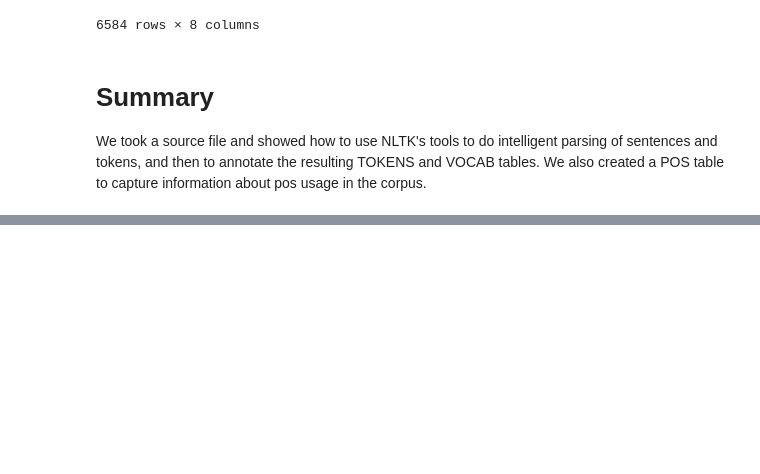
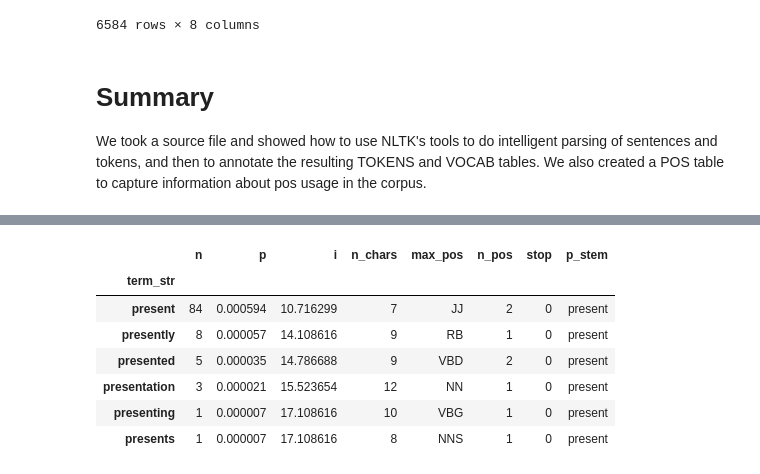
Before and after one commit to ontoligent/DS5001-2022-01-OLD, a Jupyter notebook: M04_NLP/M04_00_NLTK_Intro.ipynb, the cells around one changed output, grey strips where cells are left out. Drawn from its saved outputs; the diff is of its cells as text; code cells hidden in the pictures; blank space fills up the shorter version.

```diff
--- a/M04_NLP/M04_00_NLTK_Intro.ipynb
+++ b/M04_NLP/M04_00_NLTK_Intro.ipynb
@@ -508,0 +529,11 @@ We took a source file and showed how to use NLTK's tools to do intelligent parsi
+# %%
+VOCAB[VOCAB.p_stem == 'present']
+# %% [output]
+|  | n | p | i | n_chars | max_pos | n_pos | stop | p_stem |
+| term_str |  |  |  |  |  |  |  |  |
+| present | 84 | 0.000594 | 10.716299 | 7 | JJ | 2 | 0 | present |
+| presently | 8 | 0.000057 | 14.108616 | 9 | RB | 1 | 0 | present |
+| presented | 5 | 0.000035 | 14.786688 | 9 | VBD | 2 | 0 | present |
+| presentation | 3 | 0.000021 | 15.523654 | 12 | NN | 1 | 0 | present |
+| presenting | 1 | 0.000007 | 17.108616 | 10 | VBG | 1 | 0 | present |
+| presents | 1 | 0.000007 | 17.108616 | 8 | NNS | 1 | 0 | present |
```
Also changed, not shown: parts of 10 cells of this notebook, 7 other files.
